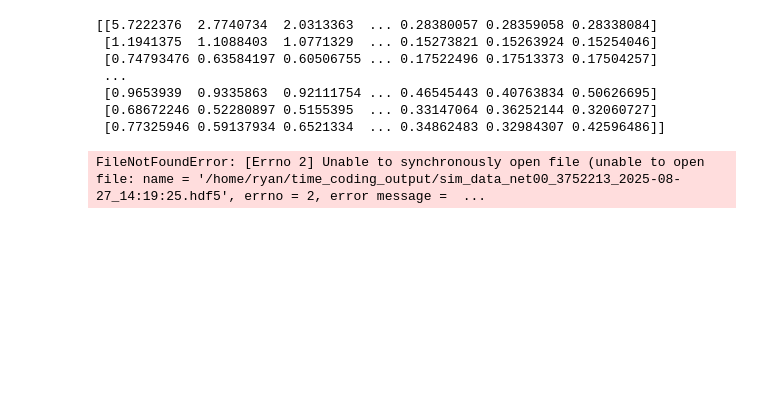
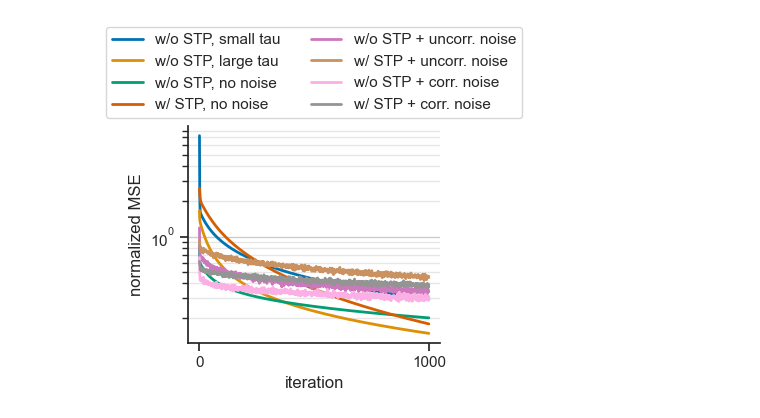
Before and after one commit to rythorpe/time_coding, a Jupyter notebook: analysis.ipynb, the cells around one changed output. Cells and saved outputs as stored; diff of their text form; code cells hidden in the pictures; blank space fills up the shorter version.

```diff
--- a/analysis.ipynb
+++ b/analysis.ipynb
@@ -16,3 +17,6 @@ from viz import (plot_learning, plot_state_traj, plot_all_units,
+# %%
+custom_params = {'axes.spines.right': False, 'axes.spines.top': False}
+sns.set_theme(style='ticks', rc=custom_params)
 # %%
 # tau, include_stp, noise_tau, noise_std, include_corr_noise, p_rel_range
 sim_params_all = [[0.01, False, 0.01, 0.0, False, 2],
@@ -22,9 +26,9 @@ sim_params_all = [[0.01, False, 0.01, 0.0, False, 2],
                   [0.01, False, 0.01, 1e-6, False, 2],
                   [0.01, True, 0.01, 1e-6, False, 2],
                   [0.01, False, 0.01, 1e-6, True, 2],
-                  [0.01, True, 0.01, 1e-6, True, 2],
-                  [0.01, True, 0.01, 1e-6, False, 1],
-                  [0.01, True, 0.01, 1e-6, False, 0]]
+                  [0.01, True, 0.01, 1e-6, True, 2]]
+                #   [0.01, True, 0.01, 1e-6, False, 1],
+                #   [0.01, True, 0.01, 1e-6, False, 0]]
 sim_type_labels = ['w/o STP, small tau',
                    'w/o STP, large tau',
                    'w/o STP, no noise',
@@ -32,32 +36,61 @@ sim_type_labels = ['w/o STP, small tau',
                    'w/o STP + uncorr. noise',
                    'w/ STP + uncorr. noise',
                    'w/o STP + corr. noise',
-                   'w/ STP + corr. noise',
-                   'w/o STP + uncorr. noise, low hetero p_rel',
-                   'w/ STP + uncorr. noise, homo p_rel']
+                   'w/ STP + corr. noise']
+                #    'w/o STP + uncorr. noise, low hetero p_rel',
+                #    'w/ STP + uncorr. noise, homo p_rel']
 n_sim_types = len(sim_params_all)
 # %%
 f_names = glob('/home/ryan/time_coding_output/*.hdf5')
 f_names = sorted(f_names)
 n_nets = len(f_names)
 
-loss_traj = list()
-for f_name in f_names:
+loss_curve = list()
+hidden_rate_traj = list()
+dimensionality = np.zeros((n_nets, n_sim_types))
+final_output_traj = list()
+for net_idx, f_name in enumerate(f_names):
     with h5py.File(f_name, 'r') as f_read:
         losses = f_read.get('losses')[:]
-        loss_traj.append(losses)
+        loss_curve.append(losses)
 
-loss_traj = np.stack(loss_traj)
+        hidden_rates = f_read.get('h_t')[:, 0, :, :]
+        hidden_rate_traj.append(hidden_rates)
+        for sim_type_idx in range(n_sim_types):
+            h_rate_sim_typ = hidden_rates[sim_type_idx, :, :]
+            dim = est_dimensionality(h_rate_sim_typ)
+            dimensionality[net_idx, sim_type_idx] = dim
+
+        final_outputs = f_read.get('z_t')[:, -1, :, :]
+        final_output_traj.append(final_outputs)
+
+# net instance x sim type x learning trial
+loss_curve = np.stack(loss_curve)
+final_loss = loss_curve[:, :, -1]
+# net instance x sim type x time x unit
+hidden_rate_traj = np.stack(hidden_rate_traj)
+# net instance x sim type x time x unit
+final_output_traj = np.stack(final_output_traj)
-# %% [output]
-[[5.7222376  2.7740734  2.0313363  ... 0.28380057 0.28359058 0.28338084]
- [1.1941375  1.1088403  1.0771329  ... 0.15273821 0.15263924 0.15254046]
- [0.74793476 0.63584197 0.60506755 ... 0.17522496 0.17513373 0.17504257]
- ...
- [0.9653939  0.9335863  0.92111754 ... 0.46545443 0.40763834 0.50626695]
- [0.68672246 0.52280897 0.5155395  ... 0.33147064 0.36252144 0.32060727]
- [0.77325946 0.59137934 0.6521334  ... 0.34862483 0.32984307 0.42596486]]
 # %%
-with h5py.File('/home/ryan/time_coding_output/sim_data_net00_3752213_2025-08-27_14:19:25.hdf5', 'r') as f_read:
-    trial = f_read['z_t'][-1, 0, :, :2]
+# plot avg learning curve across conditions on one set of axes
+cm_hidden = sns.color_palette('colorblind')
+fig_learning, axes = plt.subplots(1, 1, figsize=(4, 4))
+axes.set_prop_cycle(cycler('color', cm_hidden))
+
+losses_avg = np.mean(loss_curve, axis=0)
+trial_idxs = np.arange(loss_curve.shape[2])
+for c_idx, sim_type in enumerate(sim_type_labels):
+    losses_sim_type = losses_avg[c_idx, :]
+    axes.semilogy(trial_idxs, losses_sim_type, lw=2, label=sim_type)
+axes.grid(axis='y')
+axes.grid(which="minor", color="0.9")
+ub_xtick = trial_idxs[-1]
+axes.set_xticks([0, ub_xtick])
+axes.set_xlabel('iteration')
+axes.set_ylabel('normalized MSE')
+axes.legend(ncols=2, loc='lower center', bbox_to_anchor=(0.5, 1))
+fig_learning.tight_layout()
+# fname = 'learning.png'
+# fig_learning.savefig(op.join(output_dir, fname))
 # %% [output]
-FileNotFoundError: [Errno 2] Unable to synchronously open file (unable to open file: name = '/home/ryan/time_coding_output/sim_data_net00_3752213_2025-08-27_14:19:25.hdf5', errno = 2, error message =  ...
+[figure, added]
```
Also changed, not shown: parts of 3 cells of this notebook.
